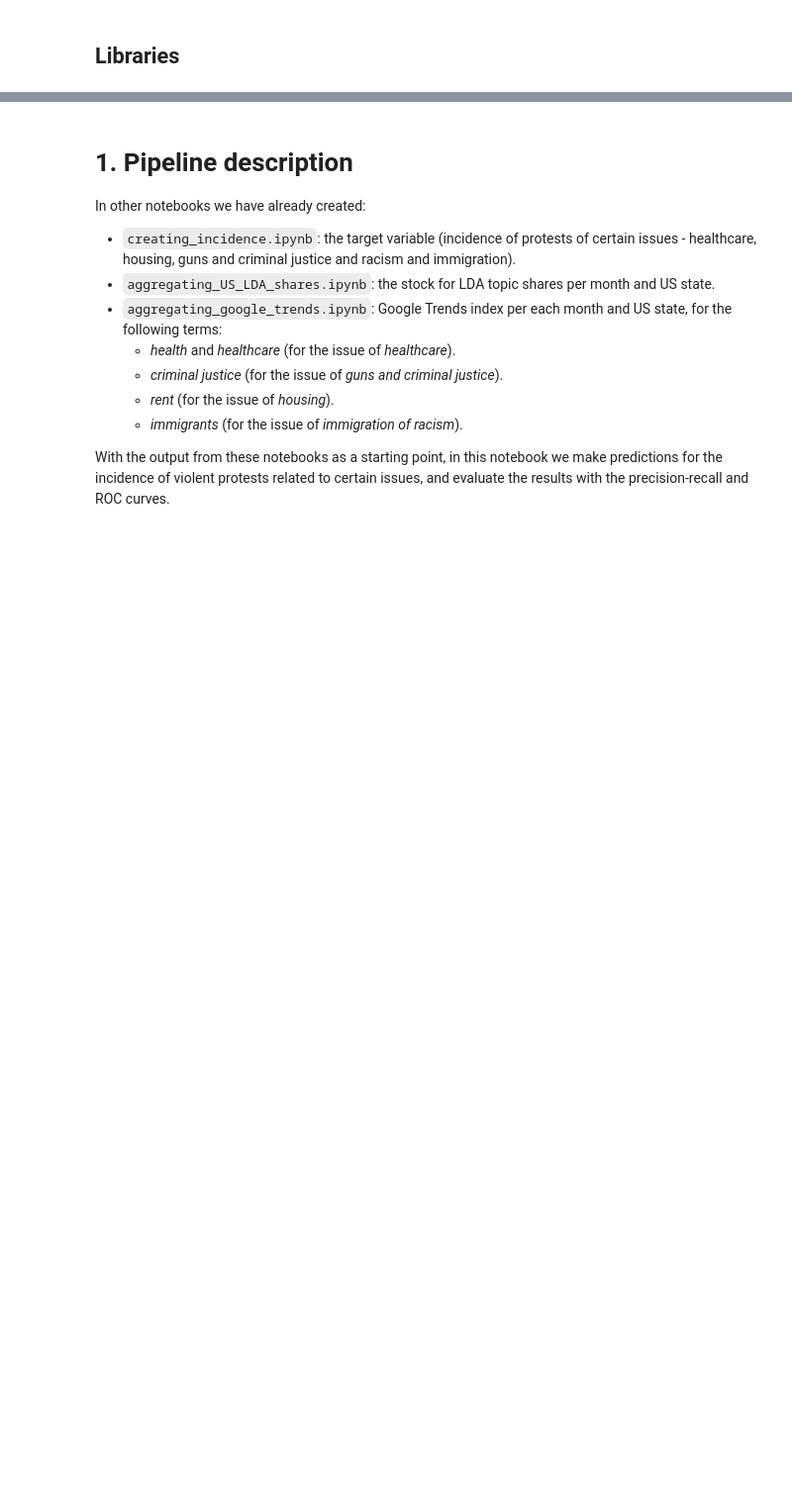
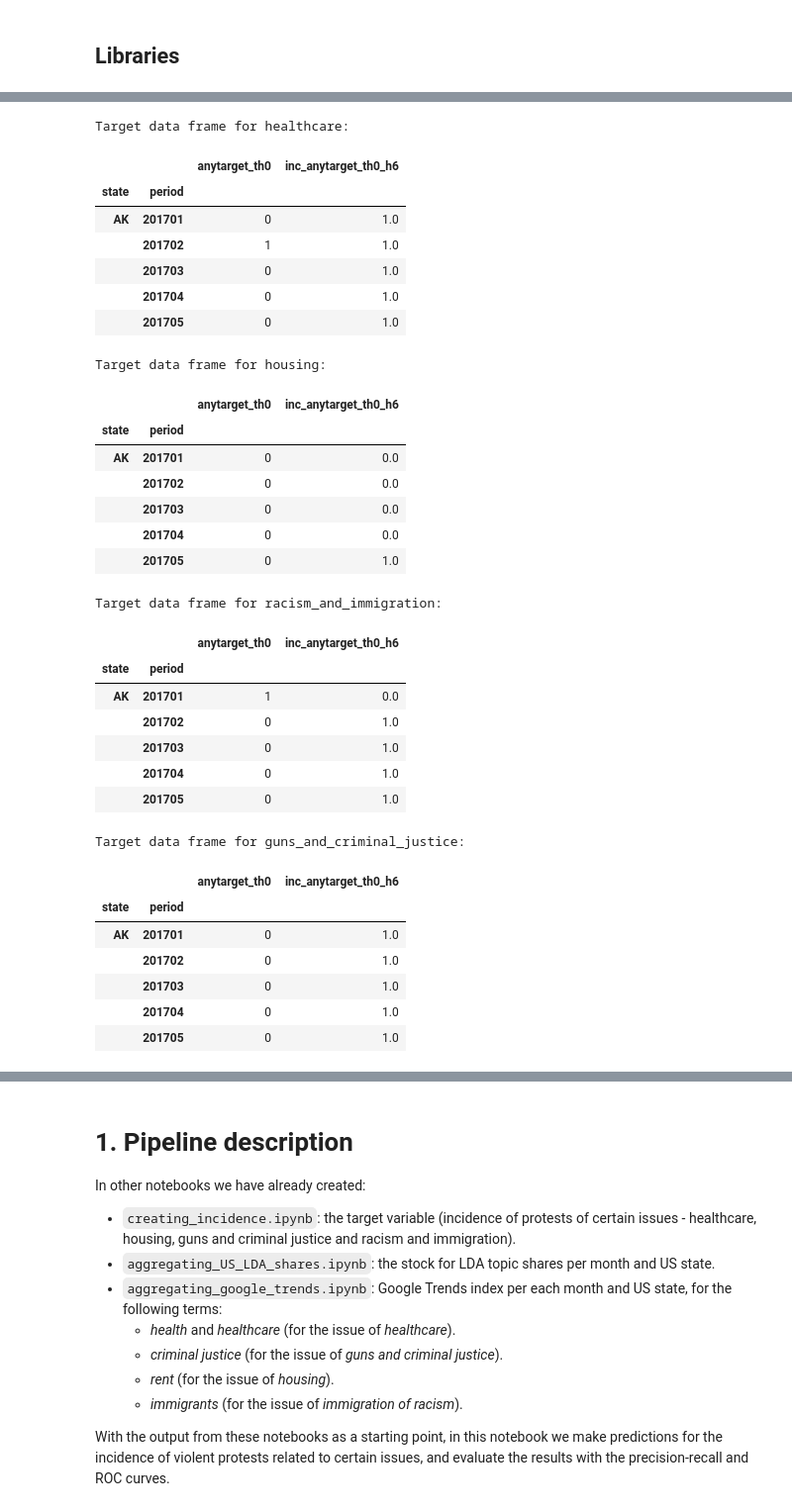
Before and after one commit to pablo-fdz/F-N_hw1, a Jupyter notebook: prediction_and_evaluation.ipynb, the cells around one changed output, grey strips where cells are left out. Shown at 99% size. Drawn from its saved outputs; the diff is of its cells as text; code cells hidden in the pictures; blank space fills up the shorter version.

```diff
--- a/prediction_and_evaluation.ipynb
+++ b/prediction_and_evaluation.ipynb
@@ -87,0 +74,39 @@ None
+# %%
+# Display all target data frames
+for key in target_dict.keys():
+    print(f"Target data frame for {key}:")
+    display(target_dict[key].head())
+    print("\n")
+# %% [output]
+Target data frame for healthcare:
+|  |  | anytarget_th0 | inc_anytarget_th0_h6 |
+| state | period |  |  |
+| AK | 201701 | 0 | 1.0 |
+|  | 201702 | 1 | 1.0 |
+|  | 201703 | 0 | 1.0 |
+|  | 201704 | 0 | 1.0 |
+|  | 201705 | 0 | 1.0 |
+Target data frame for housing:
+|  |  | anytarget_th0 | inc_anytarget_th0_h6 |
+| state | period |  |  |
+| AK | 201701 | 0 | 0.0 |
+|  | 201702 | 0 | 0.0 |
+|  | 201703 | 0 | 0.0 |
+|  | 201704 | 0 | 0.0 |
+|  | 201705 | 0 | 1.0 |
+Target data frame for racism_and_immigration:
+|  |  | anytarget_th0 | inc_anytarget_th0_h6 |
+| state | period |  |  |
+| AK | 201701 | 1 | 0.0 |
+|  | 201702 | 0 | 1.0 |
+|  | 201703 | 0 | 1.0 |
+|  | 201704 | 0 | 1.0 |
+|  | 201705 | 0 | 1.0 |
+Target data frame for guns_and_criminal_justice:
+|  |  | anytarget_th0 | inc_anytarget_th0_h6 |
+| state | period |  |  |
+| AK | 201701 | 0 | 1.0 |
+|  | 201702 | 0 | 1.0 |
+|  | 201703 | 0 | 1.0 |
+|  | 201704 | 0 | 1.0 |
+|  | 201705 | 0 | 1.0 |
```
Also changed, not shown: parts of 24 cells of this notebook.
